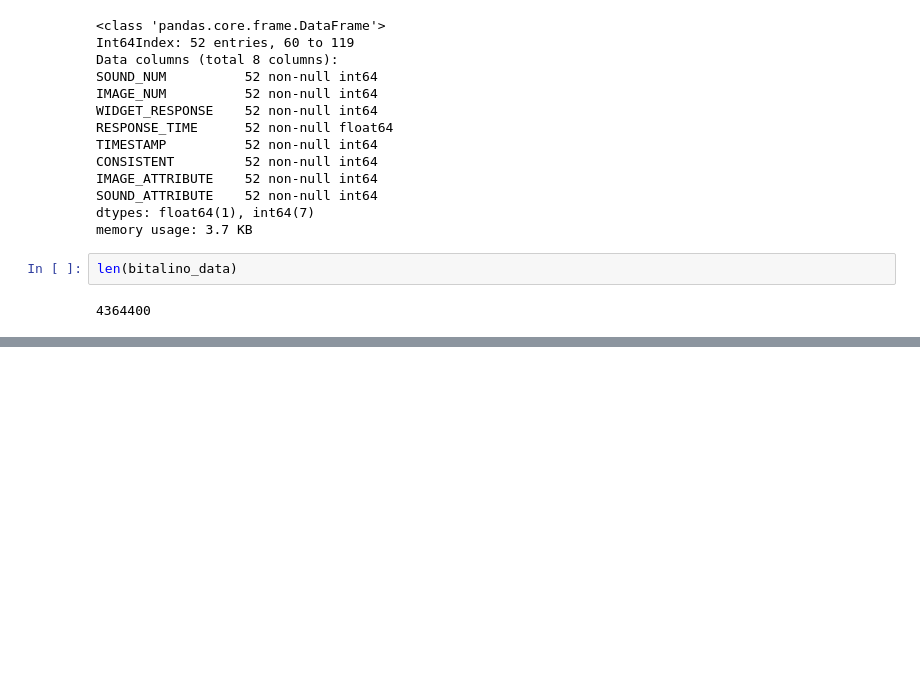
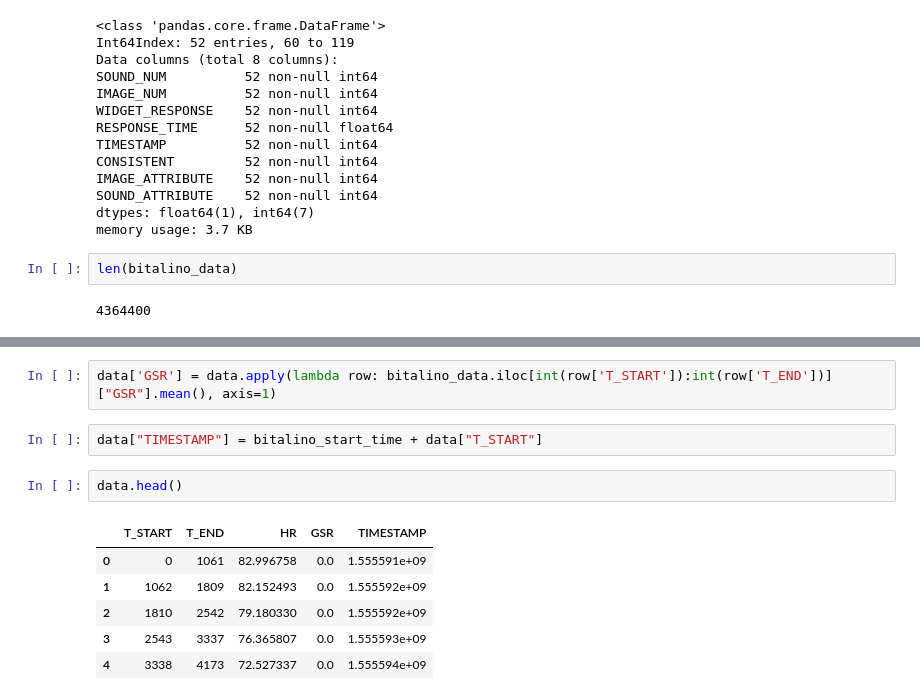
Before and after one commit to SkalskiP/ImaBoss, a Jupyter notebook: DATASET_BUILDING_FOR_SCENARIO_1.ipynb, the cells around one changed output, grey strips where cells are left out. Drawn from its saved outputs; the diff is of its cells as text; blank space fills up the shorter version.

```diff
--- a/DATASET_BUILDING_FOR_SCENARIO_1.ipynb
+++ b/DATASET_BUILDING_FOR_SCENARIO_1.ipynb
@@ -353,0 +466,13 @@ bitalino_data[bitalino_data["TIMESTAMP"] == 1555401814 + 15]
+# %%
+data['GSR'] = data.apply(lambda row: bitalino_data.iloc[int(row['T_START']):int(row['T_END'])]["GSR"].mean(), axis=1)
+# %%
+data["TIMESTAMP"] = bitalino_start_time + data["T_START"]
+# %%
+data.head()
+# %% [output]
+|  | T_START | T_END | HR | GSR | TIMESTAMP |
+| 0 | 0 | 1061 | 82.996758 | 0.0 | 1.555591e+09 |
+| 1 | 1062 | 1809 | 82.152493 | 0.0 | 1.555592e+09 |
+| 2 | 1810 | 2542 | 79.180330 | 0.0 | 1.555592e+09 |
+| 3 | 2543 | 3337 | 76.365807 | 0.0 | 1.555593e+09 |
+| 4 | 3338 | 4173 | 72.527337 | 0.0 | 1.555594e+09 |
```
Also changed, not shown: parts of 27 cells of this notebook.
